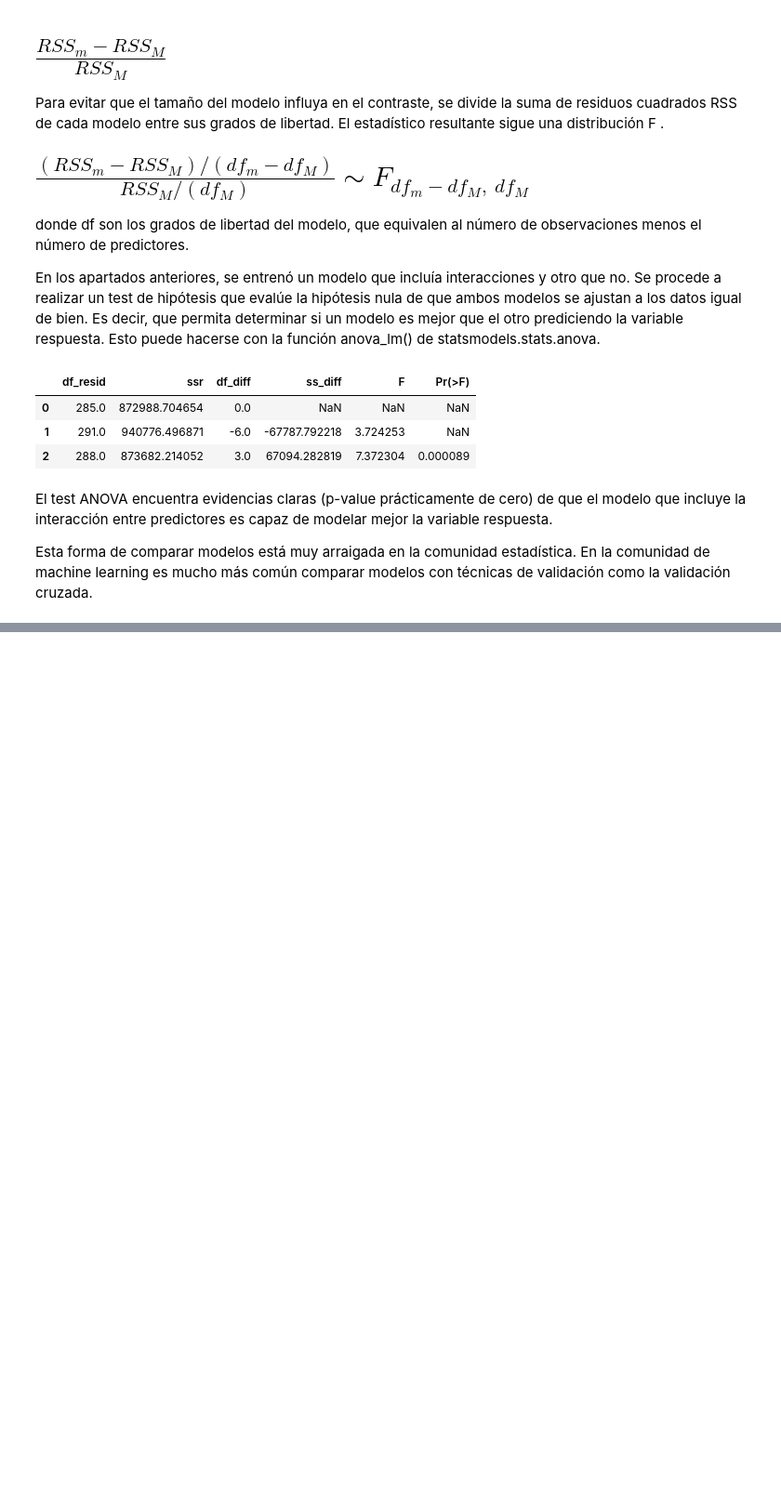
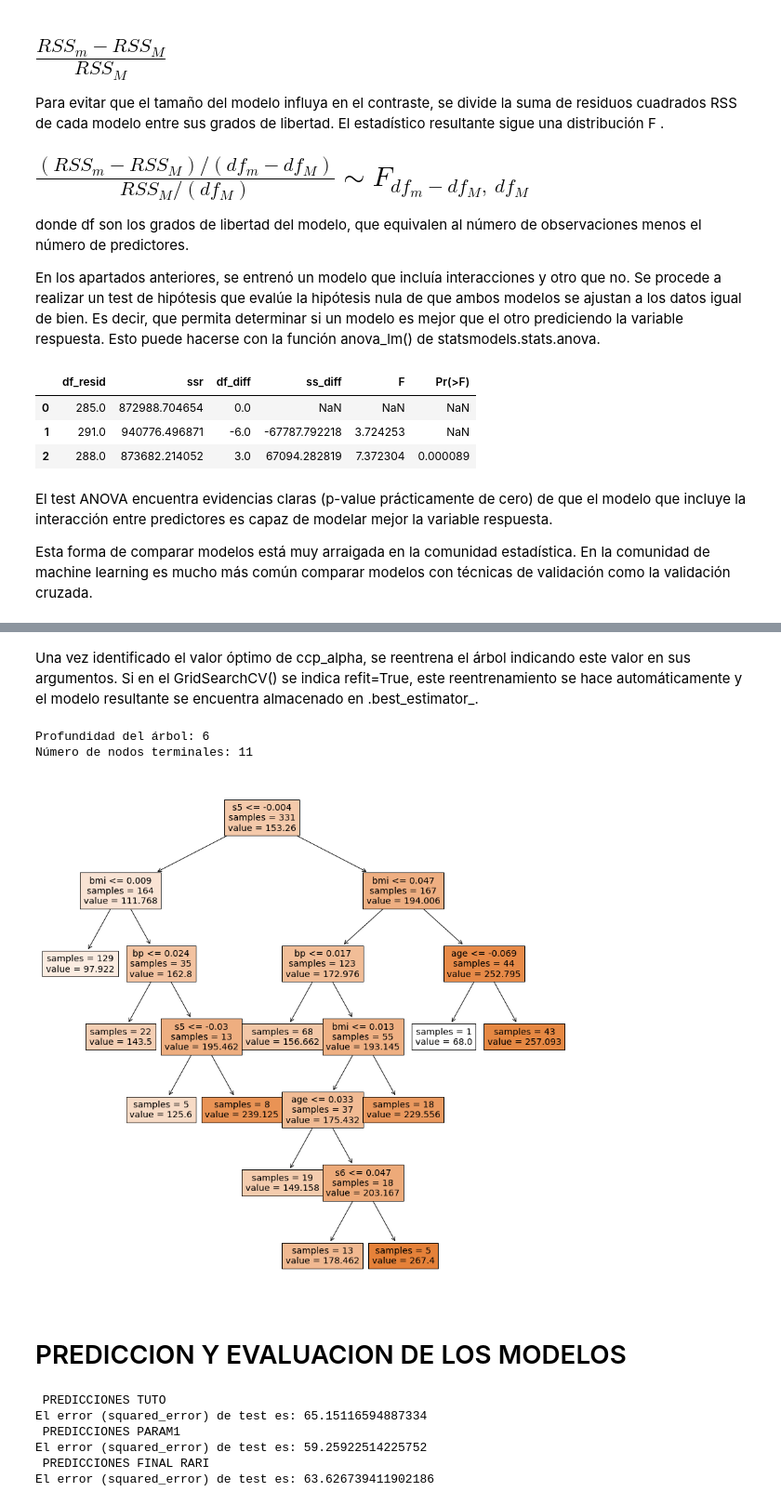
Before and after one commit to octagomez/Practico_191022, a Jupyter notebook: Examen V1.ipynb, the cells around one changed output, grey strips where cells are left out. Shown: that part at 93% size. Saved outputs shown, nothing was run; the diff lists cells and outputs as text; code cells hidden in the pictures; blank space fills up the shorter version.

```diff
--- a/Examen V1.ipynb
+++ b/Examen V1.ipynb
@@ -571,0 +927,65 @@ Esta forma de comparar modelos está muy arraigada en la comunidad estadística.
+# %% [markdown]
+Una vez identificado el valor óptimo de ccp_alpha, se reentrena el árbol indicando este valor en sus argumentos. Si en el GridSearchCV() se indica refit=True, este reentrenamiento se hace automáticamente y el modelo resultante se encuentra almacenado en .best_estimator_.
+# %%
+# Estructura del árbol final
+# ------------------------------------------------------------------------------
+modelo_final = grid.best_estimator_
+print(f"Profundidad del árbol: {modelo_final.get_depth()}")
+print(f"Número de nodos terminales: {modelo_final.get_n_leaves()}")
+
+fig, ax = plt.subplots(figsize=(15, 15))
+plot = plot_tree(
+            decision_tree = modelo_final,
+            feature_names = X.columns,
+            class_names   = 'MEDV',
+            filled        = True,
+            impurity      = False,
+            ax            = ax
+       )
+# %% [output]
+Profundidad del árbol: 6
+Número de nodos terminales: 11
+[figure, added]
+# %% [markdown]
+# PREDICCION Y EVALUACION DE LOS MODELOS
+# %%
+# Error de test del modelo inicial
+#-------------------------------------------------------------------------------
+print(" PREDICCIONES TUTO")
+predicciones_tuto = modelo_tutorial.predict(X = X_test)
+
+squared_error_tuto = mean_squared_error(
+        y_true  = y_test,
+        y_pred  = predicciones_tuto,
+        squared = False
+       )
+print(f"El error (squared_error) de test es: {squared_error_tuto}")
+
+print(" PREDICCIONES PARAM1 ")
+
+predicciones_param1 = modelo_param1.predict(X = X_test)
+
+squared_error_param1 = mean_squared_error(
+        y_true  = y_test,
+        y_pred  = predicciones_param1,
+        squared = False
+       )
+print(f"El error (squared_error) de test es: {squared_error_param1}")
+
+print(" PREDICCIONES FINAL RARI ")
+
+predicciones_final = modelo_final.predict(X = X_test)
+
+squared_error_final = mean_squared_error(
+        y_true  = y_test,
+        y_pred  = predicciones_final,
+        squared = False
+       )
+print(f"El error (squared_error) de test es: {squared_error_final}")
+# %% [output]
+ PREDICCIONES TUTO
+El error (squared_error) de test es: 65.15116594887334
+ PREDICCIONES PARAM1
+El error (squared_error) de test es: 59.25922514225752
+ PREDICCIONES FINAL RARI
+El error (squared_error) de test es: 63.626739411902186
```
Also changed, not shown: parts of 26 cells of this notebook.
